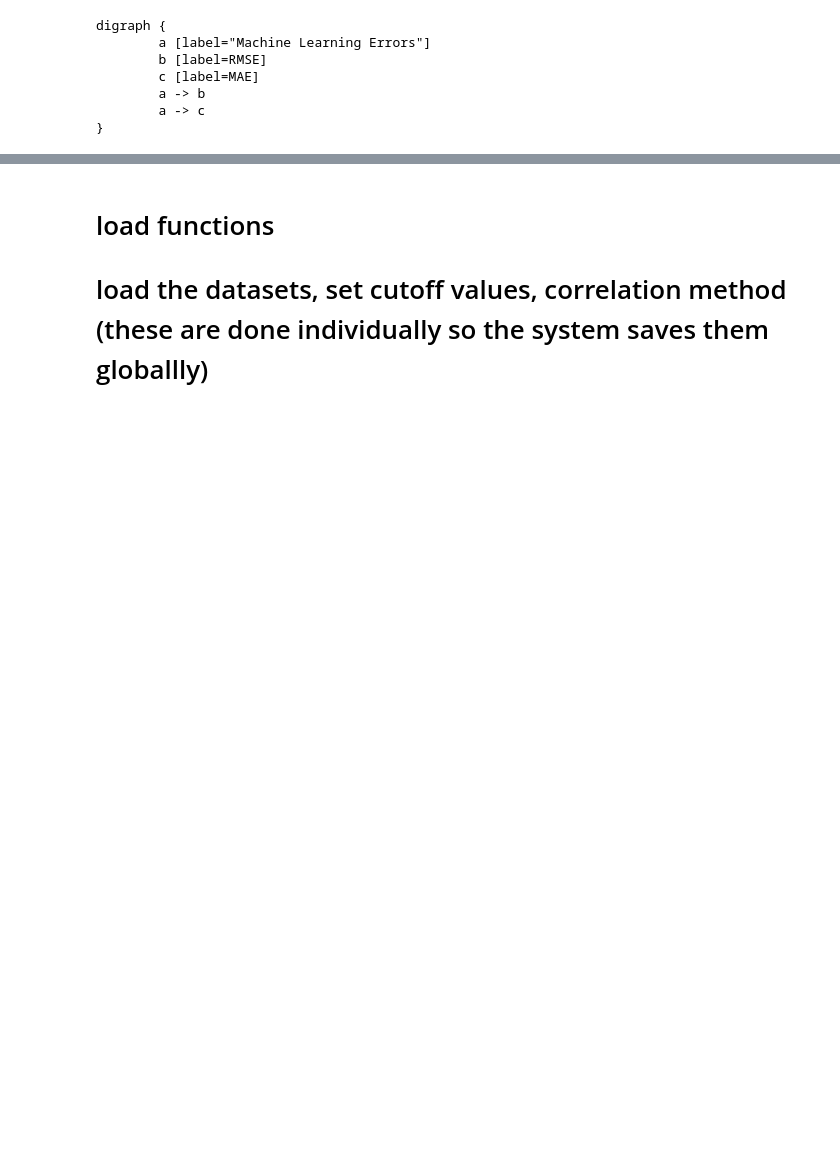
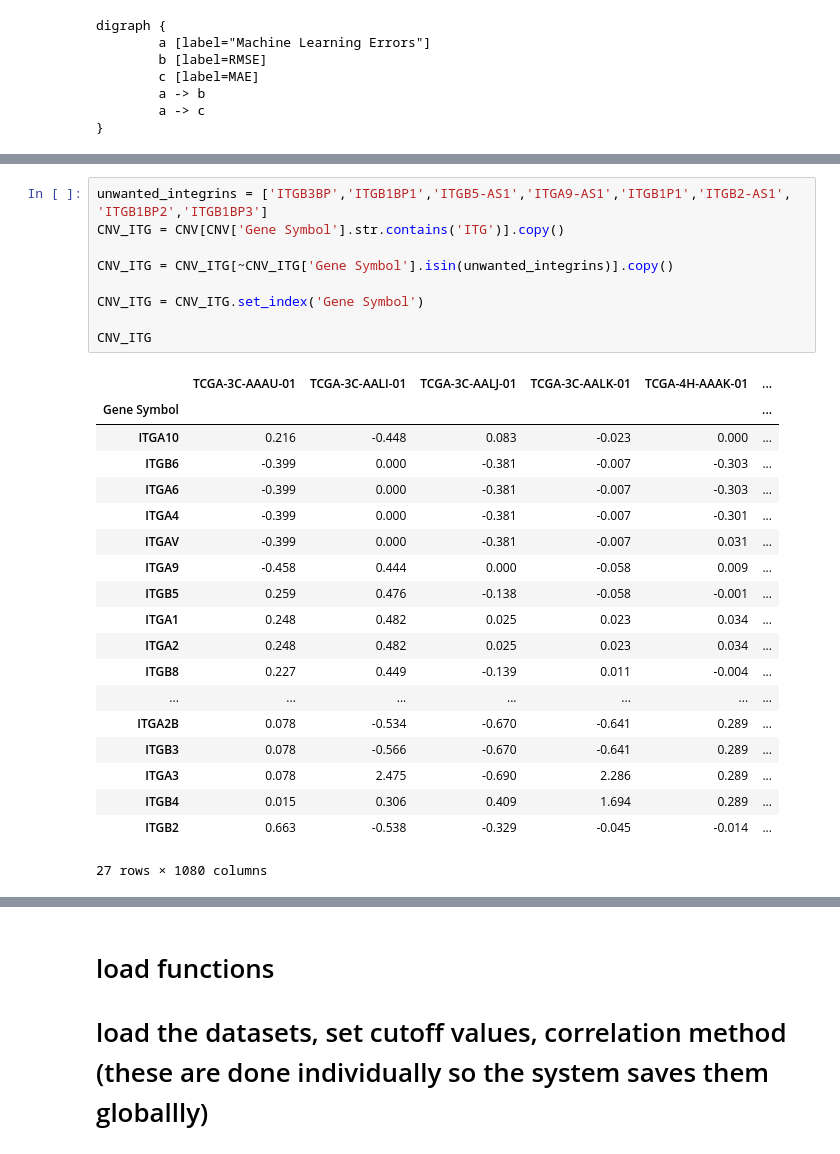
Before and after one commit to hshadman/integrin_expression_data_mining, a Jupyter notebook: jesse_code/gene_networking_analysis_BRCA_v2_(gtex_males_excluded).ipynb, the cells around one changed output, grey strips where cells are left out. Saved outputs shown, nothing was run; the diff lists cells and outputs as text; blank space fills up the shorter version.

```diff
--- a/jesse_code/gene_networking_analysis_BRCA_v2_(gtex_males_excluded).ipynb
+++ b/jesse_code/gene_networking_analysis_BRCA_v2_(gtex_males_excluded).ipynb
@@ -92,0 +135,29 @@ g
+# %%
+unwanted_integrins = ['ITGB3BP','ITGB1BP1','ITGB5-AS1','ITGA9-AS1','ITGB1P1','ITGB2-AS1', 'ITGB1BP2','ITGB1BP3']
+CNV_ITG = CNV[CNV['Gene Symbol'].str.contains('ITG')].copy()
+
+CNV_ITG = CNV_ITG[~CNV_ITG['Gene Symbol'].isin(unwanted_integrins)].copy()
+
+CNV_ITG = CNV_ITG.set_index('Gene Symbol')
+
+CNV_ITG
+# %% [output]
+|  | TCGA-3C-AAAU-01 | TCGA-3C-AALI-01 | TCGA-3C-AALJ-01 | TCGA-3C-AALK-01 | TCGA-4H-AAAK-01 | ... |
+| Gene Symbol |  |  |  |  |  | ... |
+| ITGA10 | 0.216 | -0.448 | 0.083 | -0.023 | 0.000 | ... |
+| ITGB6 | -0.399 | 0.000 | -0.381 | -0.007 | -0.303 | ... |
+| ITGA6 | -0.399 | 0.000 | -0.381 | -0.007 | -0.303 | ... |
+| ITGA4 | -0.399 | 0.000 | -0.381 | -0.007 | -0.301 | ... |
+| ITGAV | -0.399 | 0.000 | -0.381 | -0.007 | 0.031 | ... |
+| ITGA9 | -0.458 | 0.444 | 0.000 | -0.058 | 0.009 | ... |
+| ITGB5 | 0.259 | 0.476 | -0.138 | -0.058 | -0.001 | ... |
+| ITGA1 | 0.248 | 0.482 | 0.025 | 0.023 | 0.034 | ... |
+| ITGA2 | 0.248 | 0.482 | 0.025 | 0.023 | 0.034 | ... |
+| ITGB8 | 0.227 | 0.449 | -0.139 | 0.011 | -0.004 | ... |
+| ... | ... | ... | ... | ... | ... | ... |
+| ITGA2B | 0.078 | -0.534 | -0.670 | -0.641 | 0.289 | ... |
+| ITGB3 | 0.078 | -0.566 | -0.670 | -0.641 | 0.289 | ... |
+| ITGA3 | 0.078 | 2.475 | -0.690 | 2.286 | 0.289 | ... |
+| ITGB4 | 0.015 | 0.306 | 0.409 | 1.694 | 0.289 | ... |
+| ITGB2 | 0.663 | -0.538 | -0.329 | -0.045 | -0.014 | ... |
+27 rows × 1080 columns
```
Also changed, not shown: parts of 133 cells of this notebook, 1 other file.
